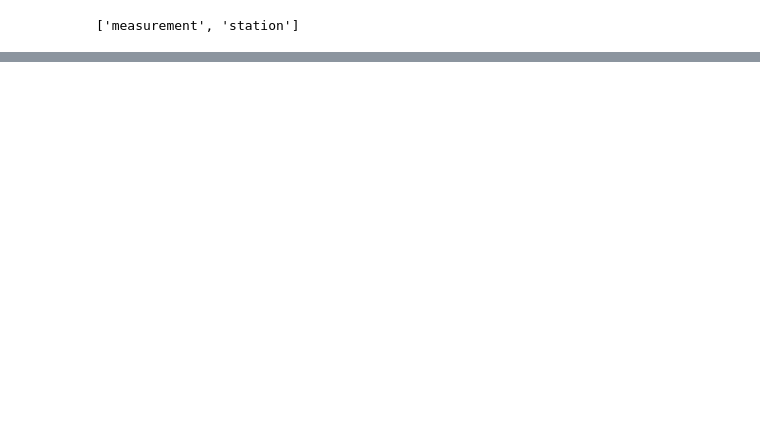
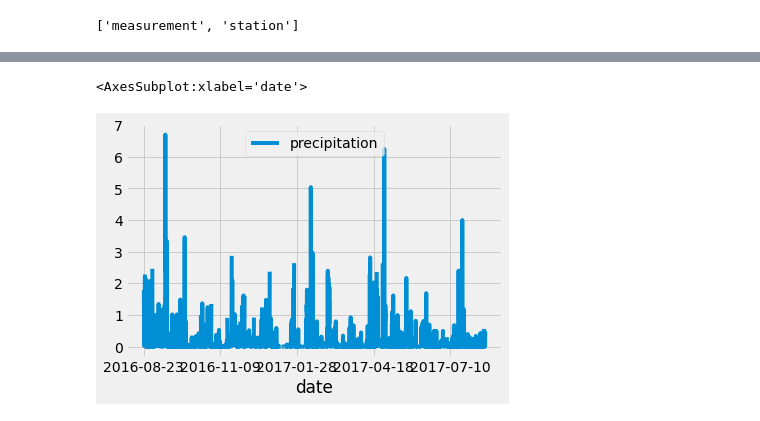
Before and after one commit to SPLT19/surfs_up, a Jupyter notebook: sqllite_setup.ipynb, the cells around one changed output, grey strips where cells are left out. Saved outputs shown, nothing was run; the diff lists cells and outputs as text; code cells hidden in the pictures; blank space fills up the shorter version.

Commit message:
Ploting data and added statistical analysis

```diff
--- a/sqllite_setup.ipynb
+++ b/sqllite_setup.ipynb
@@ -43,0 +61,7 @@ session = Session(engine)
+# %%
+#filter out to see only  most recent data, filter() function
+
+#results = session.query(Measurement.date, Measurement.prcp).filter(Measurement.date >= prev_year)
+
+#add all() function to extracts all results from query and put them in a list
+results = session.query(Measurement.date, Measurement.prcp).filter(Measurement.date >= prev_year).all()
@@ -43,0 +74,5 @@ session = Session(engine)
+# %%
+#easy access of results using DataFrames, easier to run analysis too
+#creating a DataFrame variable, df  to save query results
+#provide results variable as one parameter, specify column names as second parameter ['date','precipitation']
+df = pd.DataFrame(results, columns=['date','precipitation'])
@@ -43,0 +97,5 @@ session = Session(engine)
+# %%
+# set_index() to manipulate how DataFrames look
+#set the index to date column to get rid of default row numbers
+# setting inplace=True to specify, not wanting new DataFrame creation with modified specifications
+df.set_index(df['date'], inplace=True)
@@ -43,0 +142,3 @@ session = Session(engine)
+# %%
+#Fix chronological order, sort_index() function
+df = df.sort_index()
@@ -43,0 +165,6 @@ session = Session(engine)
+# %%
+# Plot the Data, variable "df"
+df.plot()
+# %% [output]
+<AxesSubplot:xlabel='date'>
+[figure, added]
```
Also changed, not shown: parts of 10 cells of this notebook.
